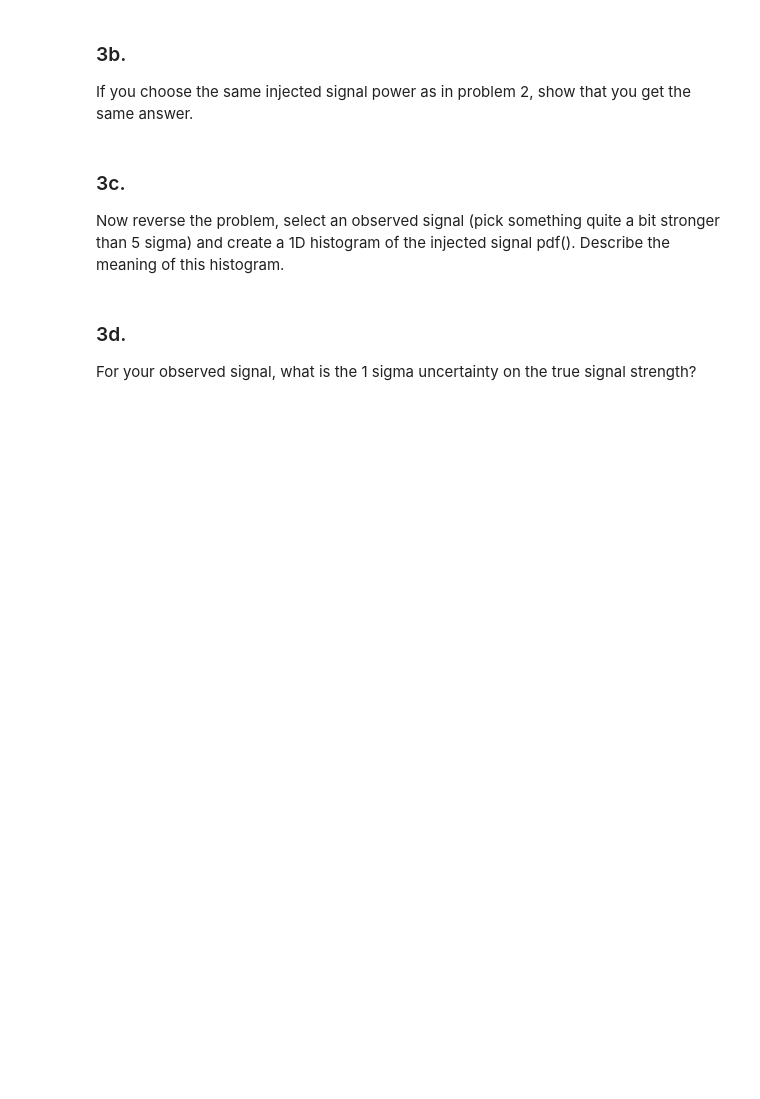
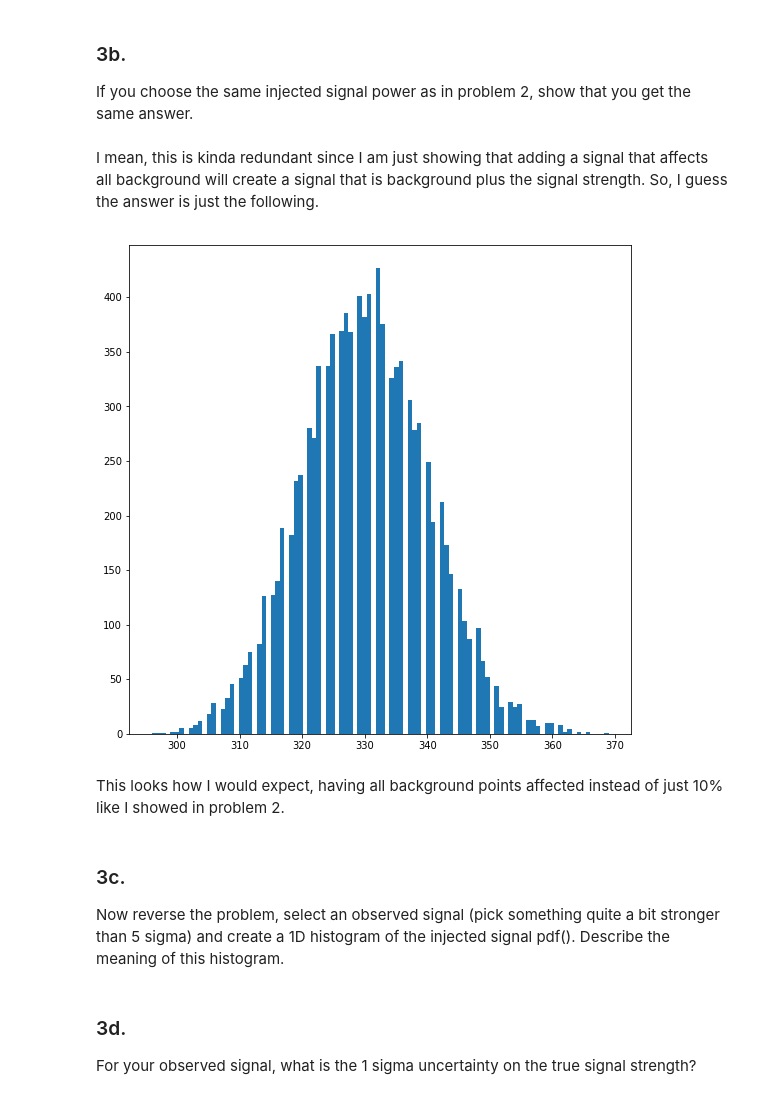
Before and after one commit to AdamK42/physics-434, a Jupyter notebook: lab6/lab6.ipynb, the cells around one changed output. Drawn from its saved outputs; the diff is of its cells as text; code cells hidden in the pictures; blank space fills up the shorter version.

Commit message:
I'm tired, a little more work on problem 3

```diff
--- a/lab6/lab6.ipynb
+++ b/lab6/lab6.ipynb
@@ -118,6 +112,20 @@ ValueError: too many values to unpack (expected 2)
 # %% [markdown]
 ### 3b.
 If you choose the same injected signal power as in problem 2, show that you get the same answer.
+# %% [markdown]
+I mean, this is kinda redundant since I am just showing that adding a signal that affects all background will create a signal that is background plus the signal strength. So, I guess the answer is just the following.
+# %%
+observed_signal = np.add(np.ones(10000) * inject_value,
+                        poisson.rvs(mean, size=10000))
+
+figure = plt.figure(figsize=(9, 9))
+ax = figure.subplots()
+
+ax.hist(observed_signal, bins=100);
+# %% [output]
+[figure, added]
+# %% [markdown]
+This looks how I would expect, having all background points affected instead of just 10% like I showed in problem 2.
 # %% [markdown]
 ### 3c.
 Now reverse the problem, select an observed signal (pick something quite a bit stronger than 5 sigma) and create a 1D histogram of the injected signal pdf(). Describe the meaning of this histogram.
```
Also changed, not shown: parts of 4 cells of this notebook.
